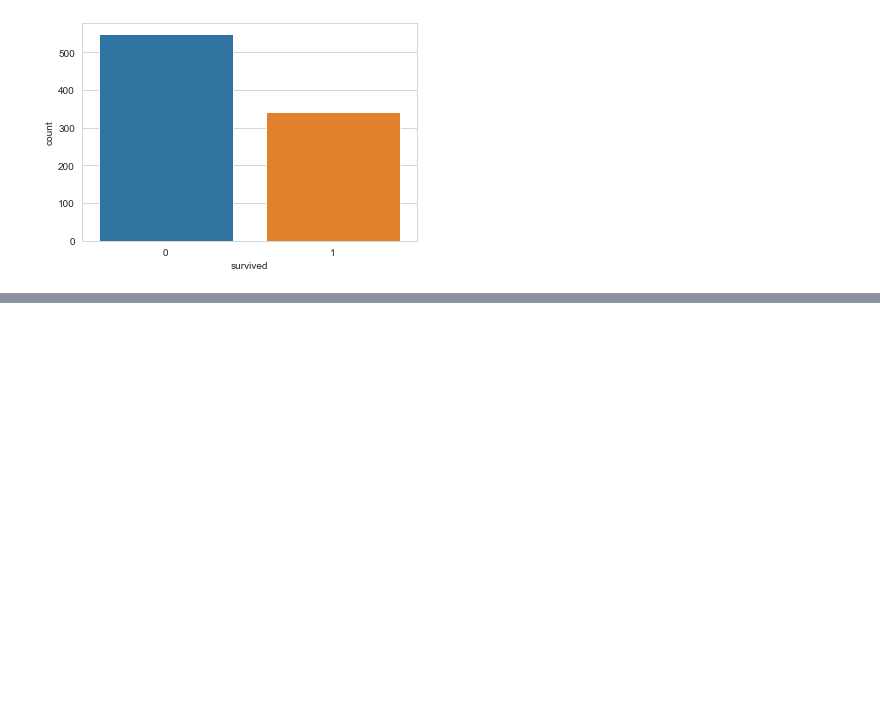
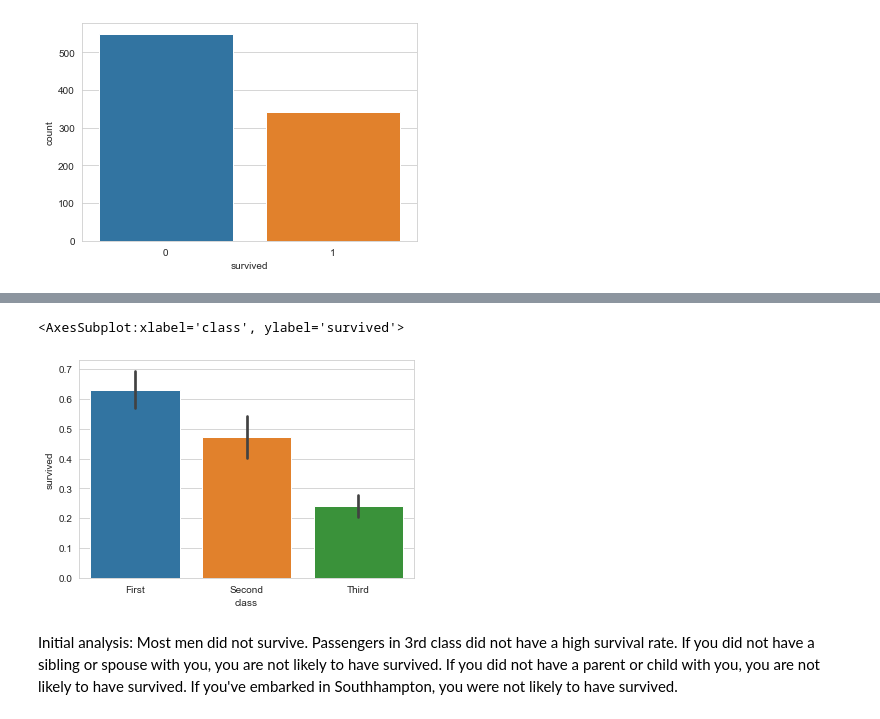
Before and after one commit to MiramarCISC179/TeamJ, a Jupyter notebook: Data Analytics_Titantic.ipynb, the cells around one changed output, grey strips where cells are left out. Saved outputs shown, nothing was run; the diff lists cells and outputs as text; code cells hidden in the pictures; blank space fills up the shorter version.

Commit message:
Finished data model

```diff
--- a/Data Analytics_Titantic.ipynb
+++ b/Data Analytics_Titantic.ipynb
@@ -134,3 +196,12 @@ plt.tight_layout()
+# %%
+#Plot survival rate of the classes
+sns.barplot(x='class',y='survived', data=train)
+# %% [output]
+<AxesSubplot:xlabel='class', ylabel='survived'>
+[figure, added]
+# %% [markdown]
+Initial analysis:
+Most men did not survive. Passengers in 3rd class did not have a high survival rate. If you did not have a sibling or spouse with you, you are not likely to have survived. If you did not have a parent or child with you, you are not likely to have survived. If you've embarked in Southhampton, you were not likely to have survived.
 # %%
 import cufflinks as cf
 cf.go_offline()
```
Also changed, not shown: parts of 70 cells of this notebook.
